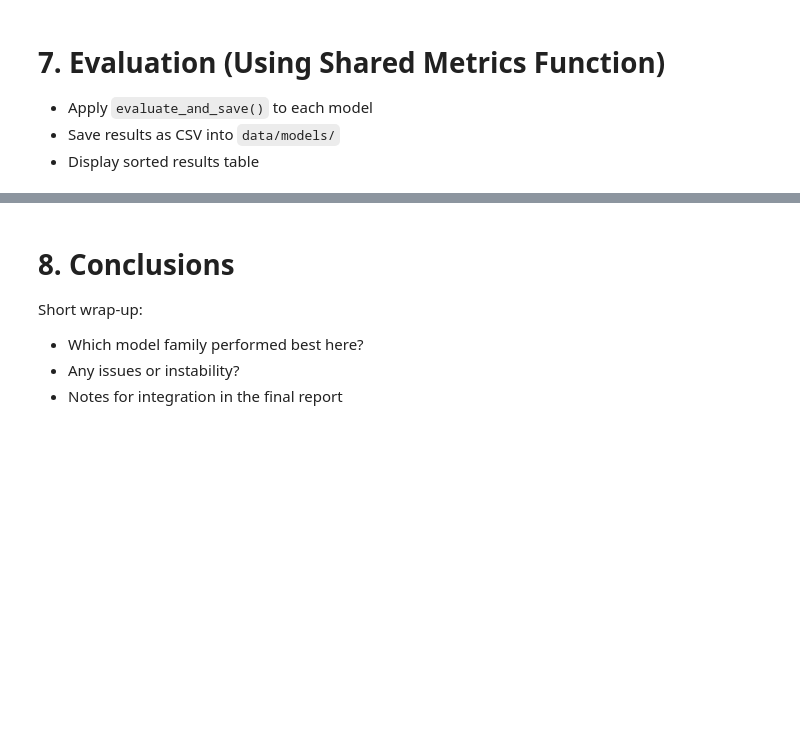
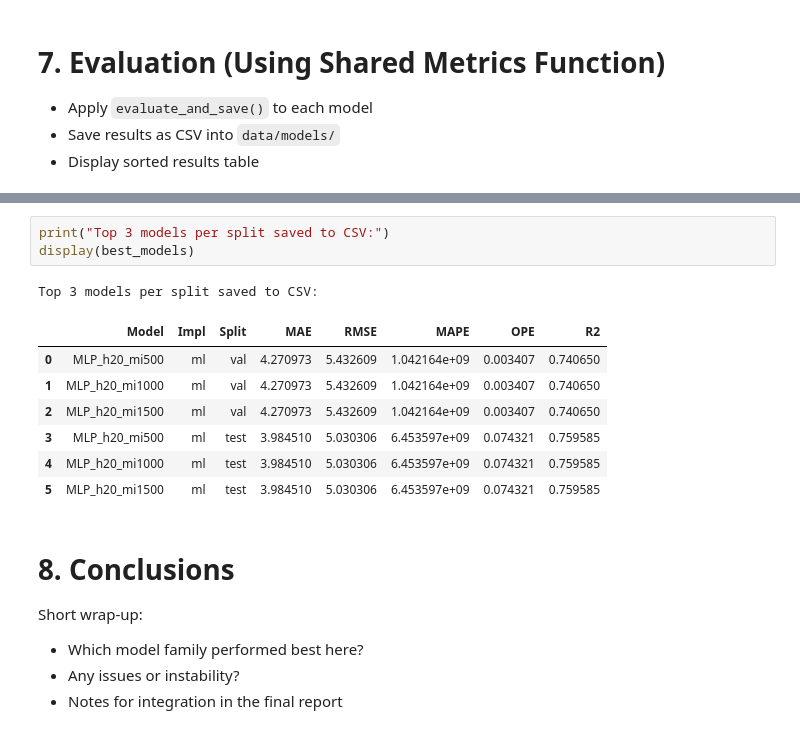
Before and after one commit to smn-krn/TIS3IL-WS25-Project, a Jupyter notebook: code/02-ml-models.ipynb, the cells around one changed output, grey strips where cells are left out. Cells and saved outputs as stored; diff of their text form; blank space fills up the shorter version.

```diff
--- a/code/02-ml-models.ipynb
+++ b/code/02-ml-models.ipynb
@@ -53,3 +447,15 @@ For each model:
+# %%
+print("Top 3 models per split saved to CSV:")
+display(best_models)
+# %% [output]
+Top 3 models per split saved to CSV:
+|  | Model | Impl | Split | MAE | RMSE | MAPE | OPE | R2 |
+| 0 | MLP_h20_mi500 | ml | val | 4.270973 | 5.432609 | 1.042164e+09 | 0.003407 | 0.740650 |
+| 1 | MLP_h20_mi1000 | ml | val | 4.270973 | 5.432609 | 1.042164e+09 | 0.003407 | 0.740650 |
+| 2 | MLP_h20_mi1500 | ml | val | 4.270973 | 5.432609 | 1.042164e+09 | 0.003407 | 0.740650 |
+| 3 | MLP_h20_mi500 | ml | test | 3.984510 | 5.030306 | 6.453597e+09 | 0.074321 | 0.759585 |
+| 4 | MLP_h20_mi1000 | ml | test | 3.984510 | 5.030306 | 6.453597e+09 | 0.074321 | 0.759585 |
+| 5 | MLP_h20_mi1500 | ml | test | 3.984510 | 5.030306 | 6.453597e+09 | 0.074321 | 0.759585 |
 # %% [markdown]
 # 8. Conclusions
 Short wrap-up:
```
Also changed, not shown: parts of 34 cells of this notebook.
